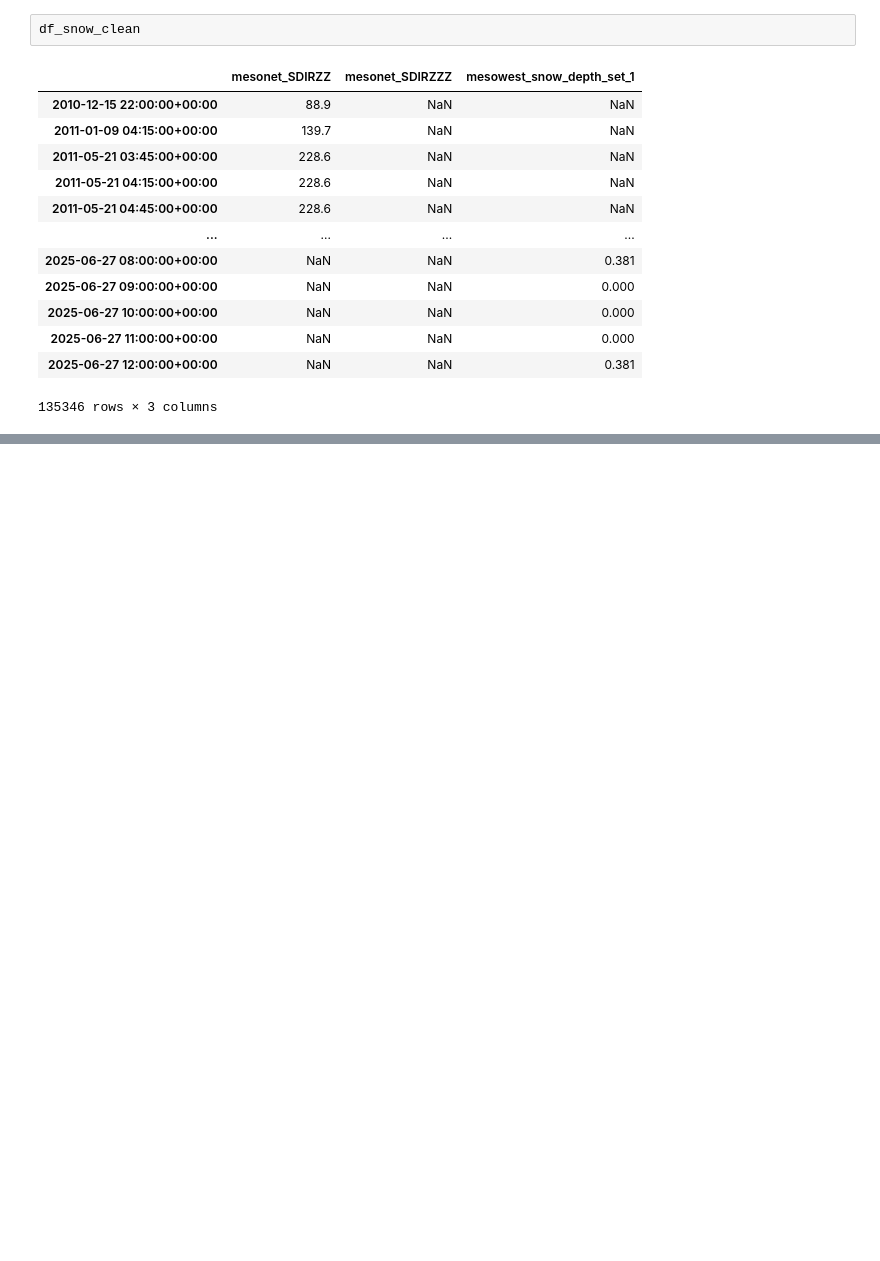
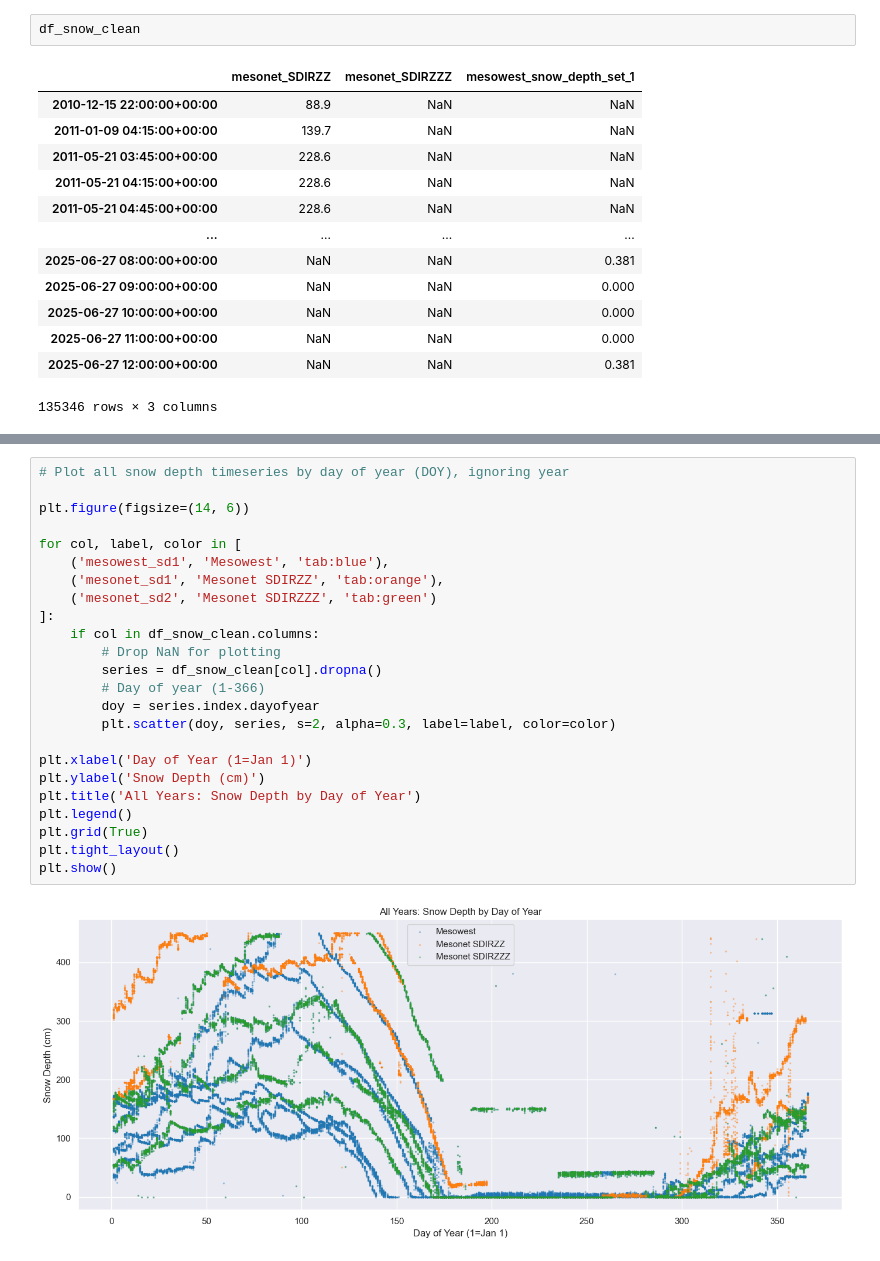
Before and after one commit to cassielumbrazo/juneau_data_analysis, a Jupyter notebook: 2_load_all_powderpatch_synoptic.ipynb, the cells around one changed output, grey strips where cells are left out. Drawn from its saved outputs; the diff is of its cells as text; blank space fills up the shorter version.

```diff
--- a/2_load_all_powderpatch_synoptic.ipynb
+++ b/2_load_all_powderpatch_synoptic.ipynb
@@ -481,0 +526,26 @@ Number of duplicate timestamps: 28898
+# %%
+# Plot all snow depth timeseries by day of year (DOY), ignoring year
+
+plt.figure(figsize=(14, 6))
+
+for col, label, color in [
+    ('mesowest_sd1', 'Mesowest', 'tab:blue'),
+    ('mesonet_sd1', 'Mesonet SDIRZZ', 'tab:orange'),
+    ('mesonet_sd2', 'Mesonet SDIRZZZ', 'tab:green')
+]:
+    if col in df_snow_clean.columns:
+        # Drop NaN for plotting
+        series = df_snow_clean[col].dropna()
+        # Day of year (1-366)
+        doy = series.index.dayofyear
+        plt.scatter(doy, series, s=2, alpha=0.3, label=label, color=color)
+
+plt.xlabel('Day of Year (1=Jan 1)')
+plt.ylabel('Snow Depth (cm)')
+plt.title('All Years: Snow Depth by Day of Year')
+plt.legend()
+plt.grid(True)
+plt.tight_layout()
+plt.show()
+# %% [output]
+[figure, added]
```
Also changed, not shown: parts of 42 cells of this notebook.
